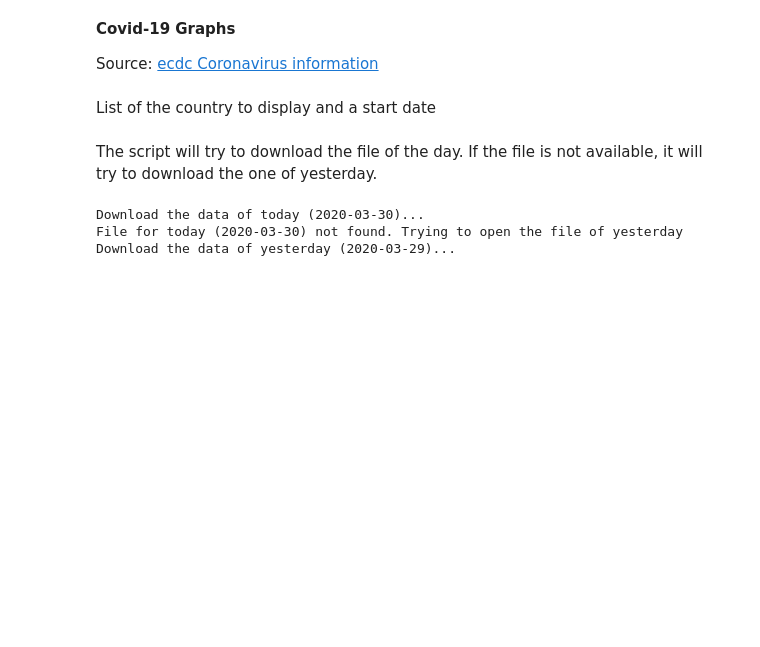
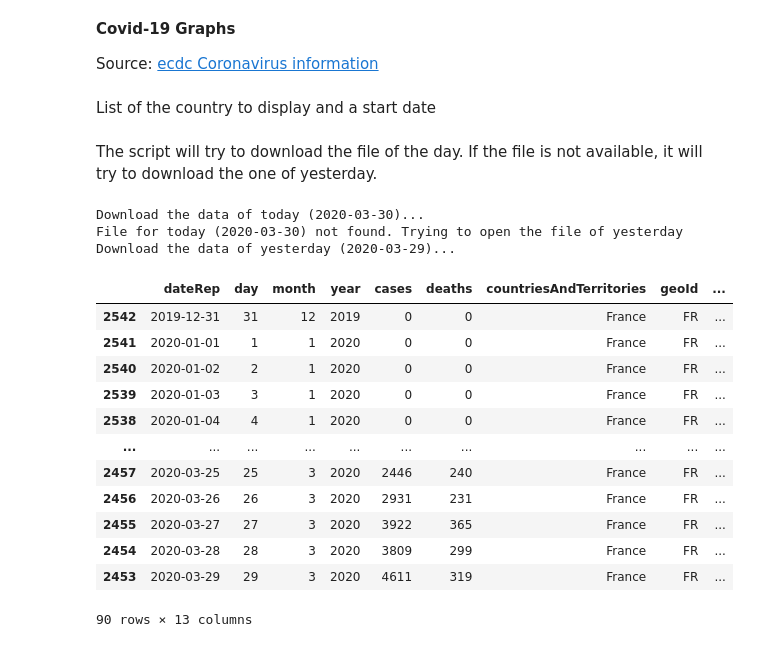
Before and after one commit to Hansastro/Covid-19, a Jupyter notebook: Covid_19.ipynb, the cells around one changed output. Cells and saved outputs as stored; diff of their text form; code cells hidden in the pictures; blank space fills up the shorter version.

```diff
--- a/Covid_19.ipynb
+++ b/Covid_19.ipynb
@@ -62,0 +71,16 @@ df['dateRep'] = pd.to_datetime(df['dateRep'])
+# %%
+df2.loc[df2['countriesAndTerritories'] == 'France']
+# %% [output]
+|  | dateRep | day | month | year | cases | deaths | countriesAndTerritories | geoId | ... |
+| 2542 | 2019-12-31 | 31 | 12 | 2019 | 0 | 0 | France | FR | ... |
+| 2541 | 2020-01-01 | 1 | 1 | 2020 | 0 | 0 | France | FR | ... |
+| 2540 | 2020-01-02 | 2 | 1 | 2020 | 0 | 0 | France | FR | ... |
+| 2539 | 2020-01-03 | 3 | 1 | 2020 | 0 | 0 | France | FR | ... |
+| 2538 | 2020-01-04 | 4 | 1 | 2020 | 0 | 0 | France | FR | ... |
+| ... | ... | ... | ... | ... | ... | ... | ... | ... | ... |
+| 2457 | 2020-03-25 | 25 | 3 | 2020 | 2446 | 240 | France | FR | ... |
+| 2456 | 2020-03-26 | 26 | 3 | 2020 | 2931 | 231 | France | FR | ... |
+| 2455 | 2020-03-27 | 27 | 3 | 2020 | 3922 | 365 | France | FR | ... |
+| 2454 | 2020-03-28 | 28 | 3 | 2020 | 3809 | 299 | France | FR | ... |
+| 2453 | 2020-03-29 | 29 | 3 | 2020 | 4611 | 319 | France | FR | ... |
+90 rows × 13 columns
```
Also changed, not shown: parts of 10 cells of this notebook.
